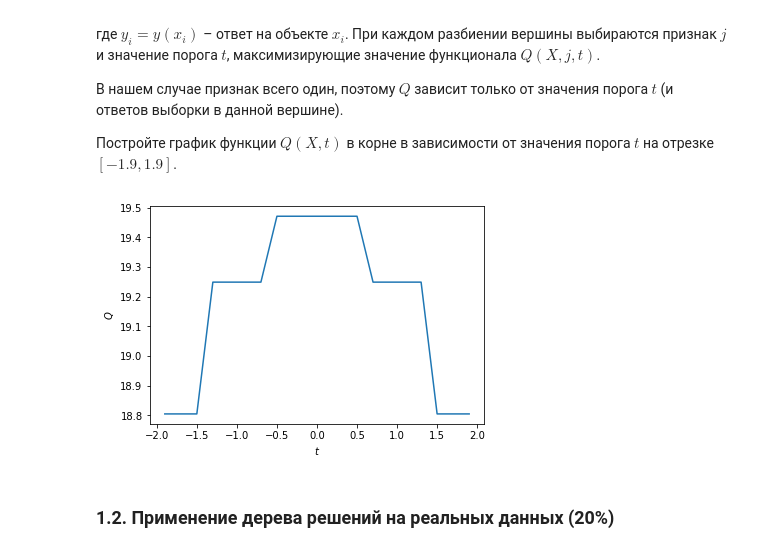
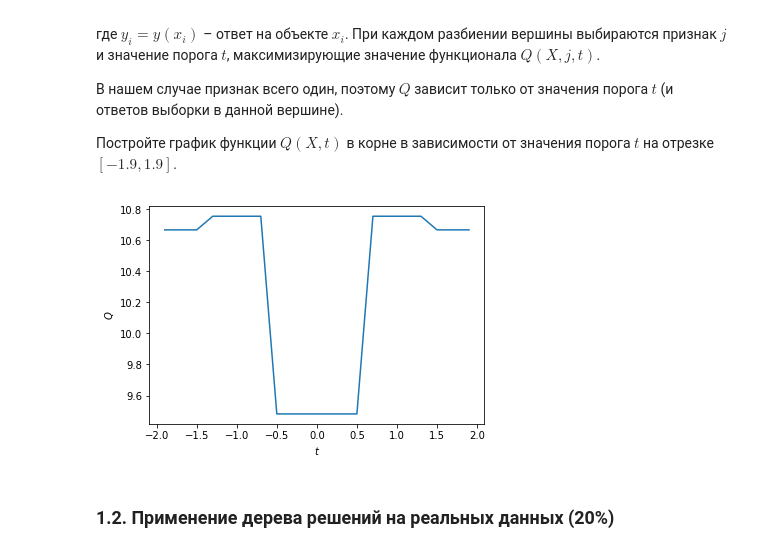
Before and after one commit to Ken-chan/ml_mipt_dafe_major, a Jupyter notebook: homeworks/hw2/hw_2_MakhotkinDaniilR.ipynb, the cells around one changed output. Cells and saved outputs as stored; diff of their text form; code cells hidden in the pictures.

```diff
--- a/homeworks/hw2/hw_2_MakhotkinDaniilR.ipynb
+++ b/homeworks/hw2/hw_2_MakhotkinDaniilR.ipynb
@@ -63,28 +63,28 @@ plt.ylabel(r'$y$');
 # %%
 # Ваш Код здесь
 
 X = np.linspace(-2, 2, 7)
 y = X ** 3
 
 D0 = np.sum(y**2)/len(y)
 T = np.linspace(-1.9, 1.9, 20)
 Q = []
 for t in T:
     l = []
     r = []
     for x in X:
         if x < t:
-            l.append(x)
+            l.append(x**3)
         else:
-            r.append(x)
+            r.append(x**3)
     Q.append(D0 - np.sum((l - np.mean(l))**2)/len(X) - np.sum((r - np.mean(r))**2)/len(X))
 
 
 plt.xlabel(r'$t$')
 plt.plot(T, Q)
 plt.ylabel(r'$Q$');
 # %% [output]
-[figure, old version]
+[figure, new version]
 # %% [markdown]
 ### 1.2. Применение дерева решений на реальных данных (20%)
 # %% [markdown]
```
Also changed, not shown: parts of 19 cells of this notebook, 6 other files.
